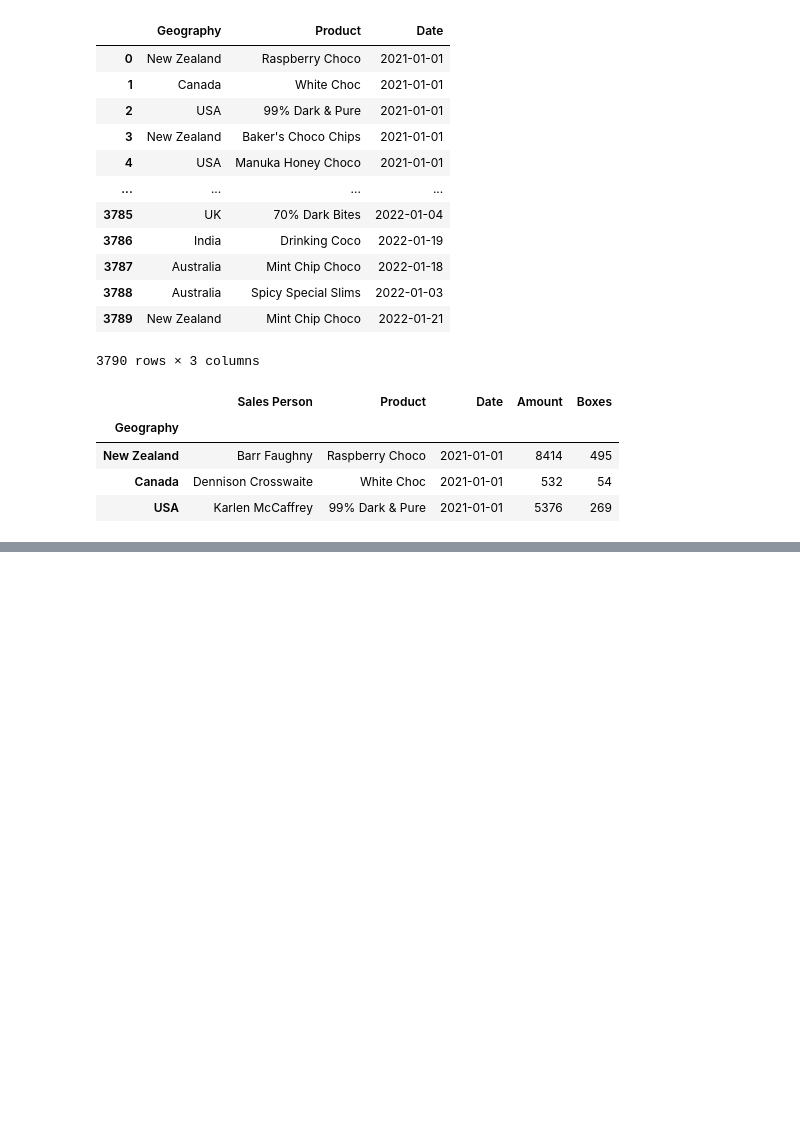
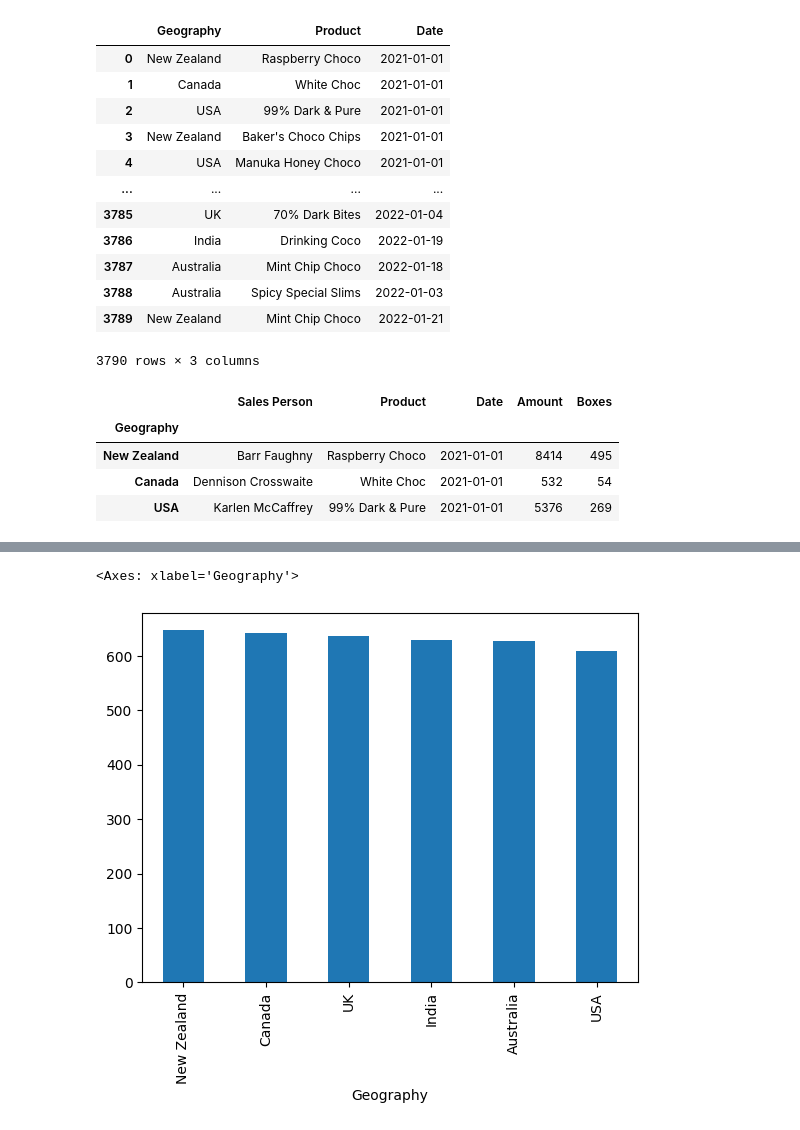
Before and after one commit to KudoroEsther/Files-Data_Analysis-, a Jupyter notebook: Task15/Task_15_Pandas_101.ipynb, the cells around one changed output, grey strips where cells are left out. Drawn from its saved outputs; the diff is of its cells as text; code cells hidden in the pictures; blank space fills up the shorter version.

```diff
--- a/Task15/Task_15_Pandas_101.ipynb
+++ b/Task15/Task_15_Pandas_101.ipynb
@@ -137,3 +142,6 @@ sales.iloc[0:4, 0:5]
+# %%
+#this strips all white spaces from the specified column
+sales["Geography"] = sales["Geography"].str.strip()
 # %%
 #this prints out all of the rows and columns with index number 1 to 3
 sales.iloc[0:-1, 1:4]
@@ -165,0 +202,6 @@ sales.head(3)
+# %%
+
+sales.index.value_counts().head(10).plot(kind='bar')
+# %% [output]
+<Axes: xlabel='Geography'>
+[figure, added]
```
Also changed, not shown: parts of 5 cells of this notebook.
